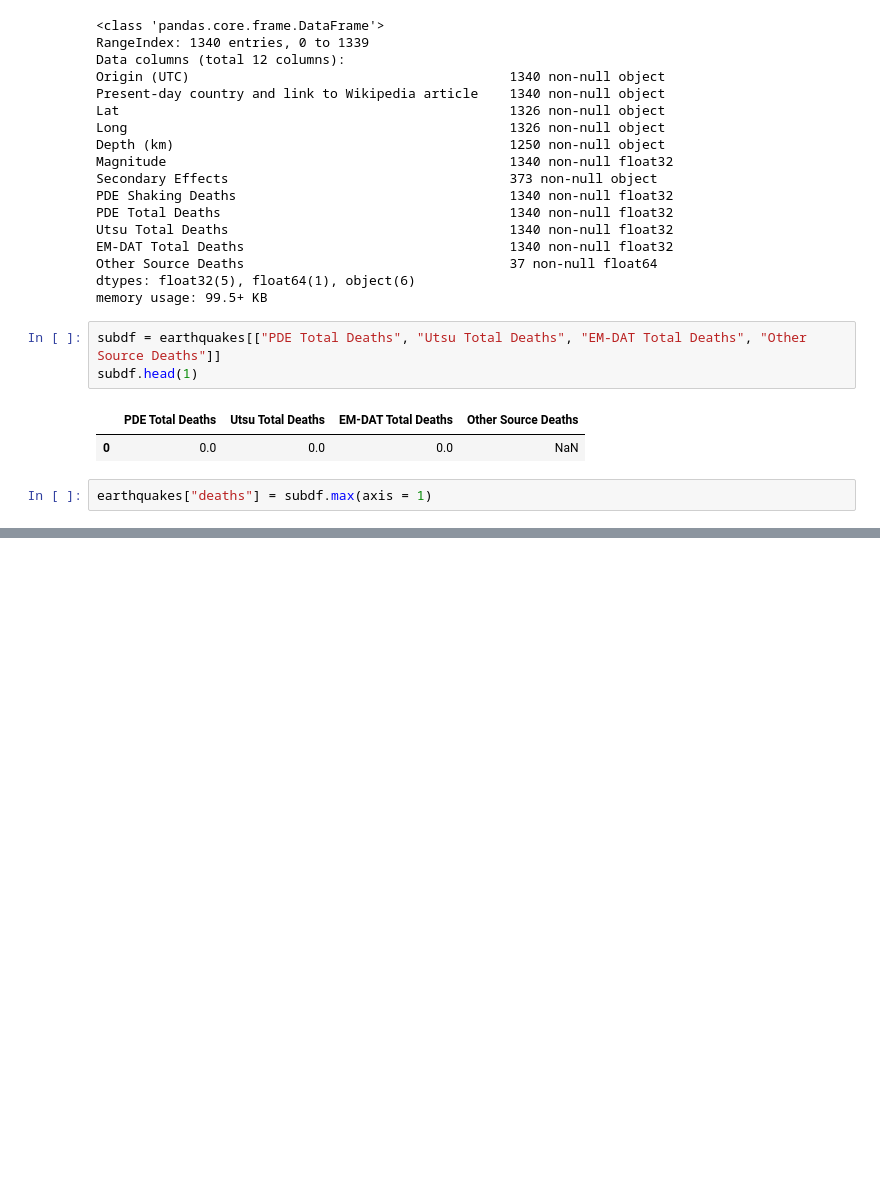
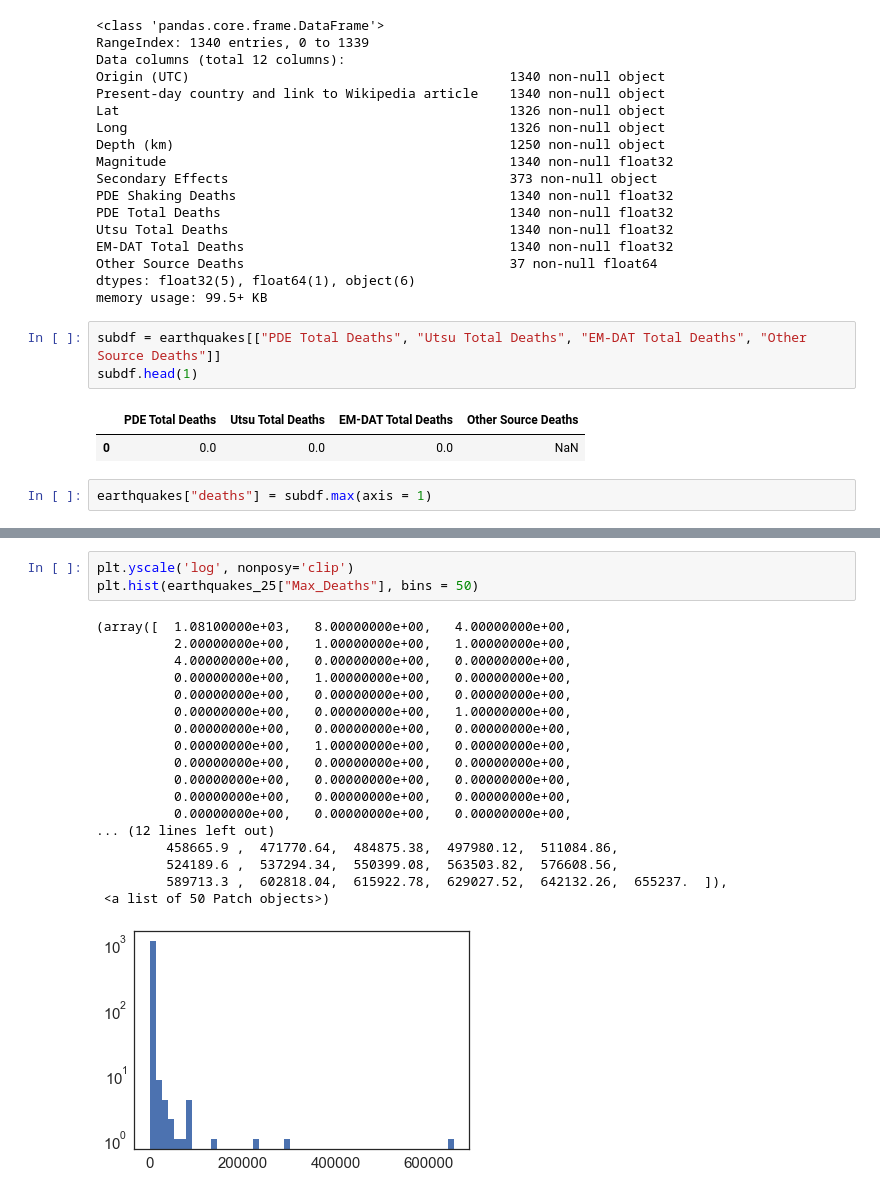
Before and after one commit to smitamisra/StrikingRobo_Earthquakes, a Jupyter notebook: MR_DQ3.ipynb, the cells around one changed output, grey strips where cells are left out. Saved outputs shown, nothing was run; the diff lists cells and outputs as text; blank space fills up the shorter version.

```diff
--- a/MR_DQ3.ipynb
+++ b/MR_DQ3.ipynb
@@ -414,0 +540,22 @@ earthquakes.head()
+# %%
+plt.yscale('log', nonposy='clip')
+plt.hist(earthquakes_25["Max_Deaths"], bins = 50)
+# %% [output]
+(array([  1.08100000e+03,   8.00000000e+00,   4.00000000e+00,
+          2.00000000e+00,   1.00000000e+00,   1.00000000e+00,
+          4.00000000e+00,   0.00000000e+00,   0.00000000e+00,
+          0.00000000e+00,   1.00000000e+00,   0.00000000e+00,
+          0.00000000e+00,   0.00000000e+00,   0.00000000e+00,
+          0.00000000e+00,   0.00000000e+00,   1.00000000e+00,
+          0.00000000e+00,   0.00000000e+00,   0.00000000e+00,
+          0.00000000e+00,   1.00000000e+00,   0.00000000e+00,
+          0.00000000e+00,   0.00000000e+00,   0.00000000e+00,
+          0.00000000e+00,   0.00000000e+00,   0.00000000e+00,
+          0.00000000e+00,   0.00000000e+00,   0.00000000e+00,
+          0.00000000e+00,   0.00000000e+00,   0.00000000e+00,
+... (12 lines left out)
+         458665.9 ,  471770.64,  484875.38,  497980.12,  511084.86,
+         524189.6 ,  537294.34,  550399.08,  563503.82,  576608.56,
+         589713.3 ,  602818.04,  615922.78,  629027.52,  642132.26,  655237.  ]),
+ <a list of 50 Patch objects>)
+[figure, added]
```
Also changed, not shown: parts of 46 cells of this notebook.
